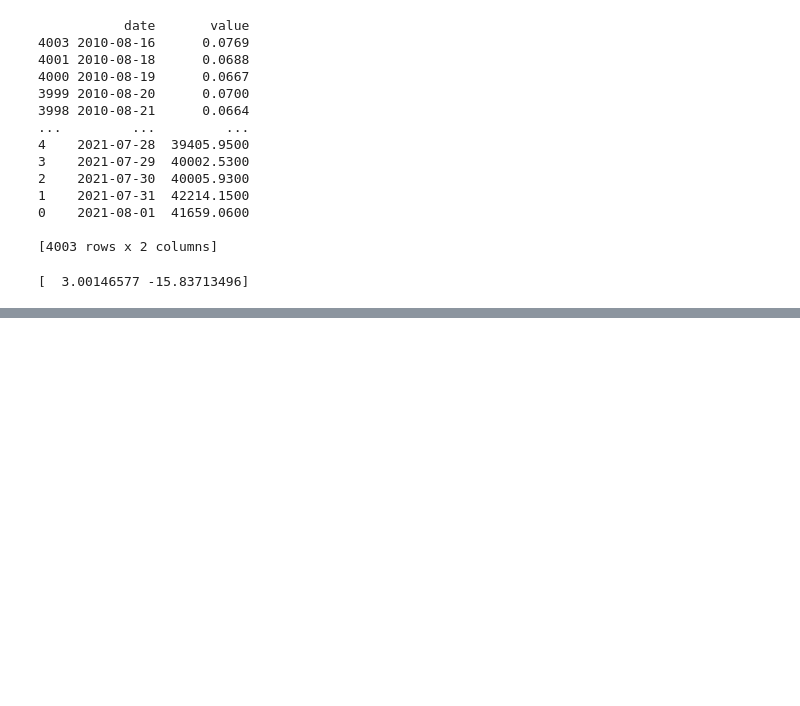
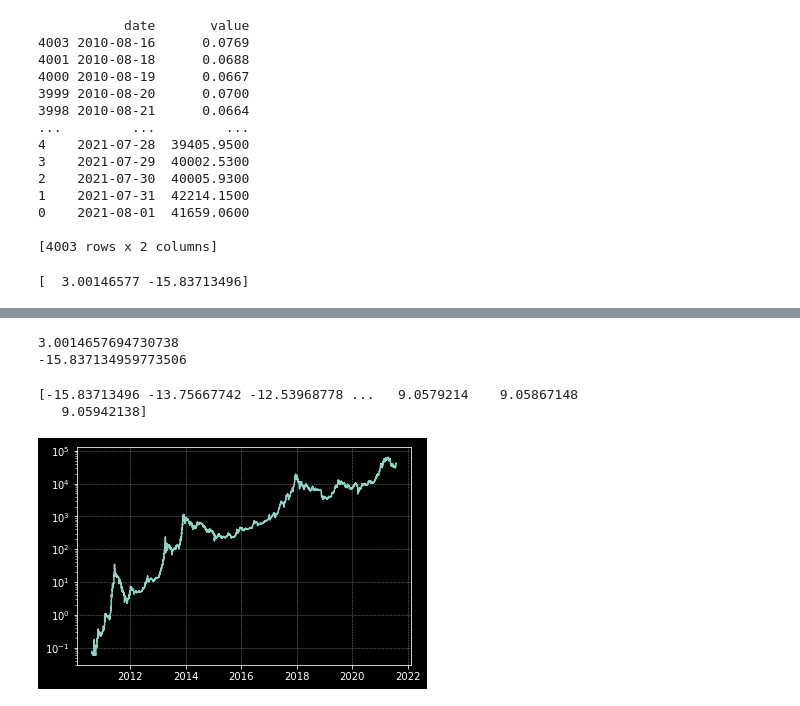
Before and after one commit to Jennyxie/Bitcoin-Logarithmic-Regression, a Jupyter notebook: Bitcoin Regression Rainbow.ipynb, the cells around one changed output, grey strips where cells are left out. Saved outputs shown, nothing was run; the diff lists cells and outputs as text; code cells hidden in the pictures; blank space fills up the shorter version.

```diff
--- a/Bitcoin Regression Rainbow.ipynb
+++ b/Bitcoin Regression Rainbow.ipynb
@@ -59,0 +85,27 @@ fittedydata = funct(xdata, popt[0], popt[1])
+# %%
+# curve parameters
+p1 = popt[0]
+p2 = popt[1]
+print (p1)
+print (p2)
+# %% [output]
+3.0014657694730738
+-15.837134959773506
+# %%
+# plot curve
+fittedydata = funct(xdata, p1, p2)
+print(fittedydata)
+# %% [output]
+[-15.83713496 -13.75667742 -12.53968778 ...   9.0579214    9.05867148
+   9.05942138]
+# %%
+plt.style.use("dark_background")
+
+plt.semilogy(df['date'], df['value'])
+
+# add grid
+plt.grid(color = 'grey', linestyle = '--', linewidth = 0.5)
+
+plt.show()
+# %% [output]
+[figure, added]
```
Also changed, not shown: parts of 7 cells of this notebook.
